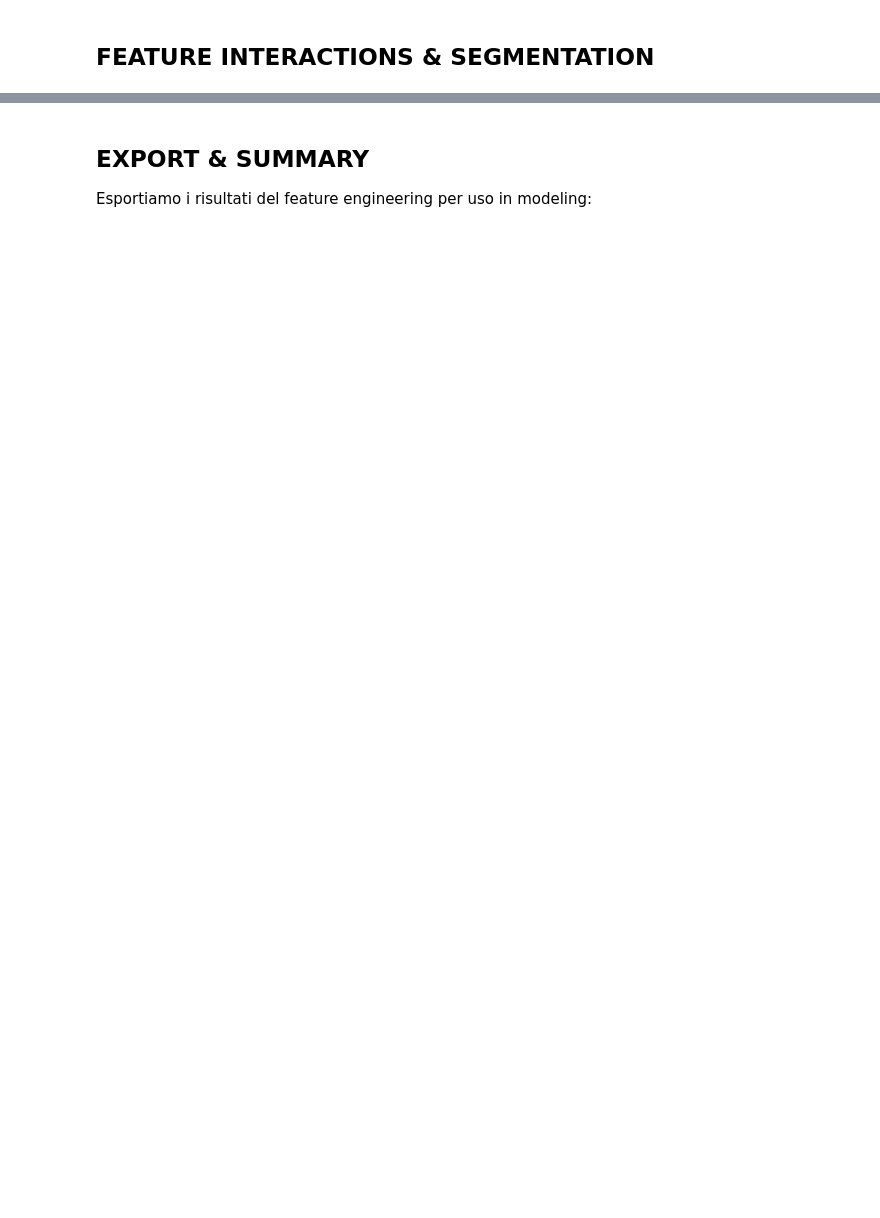
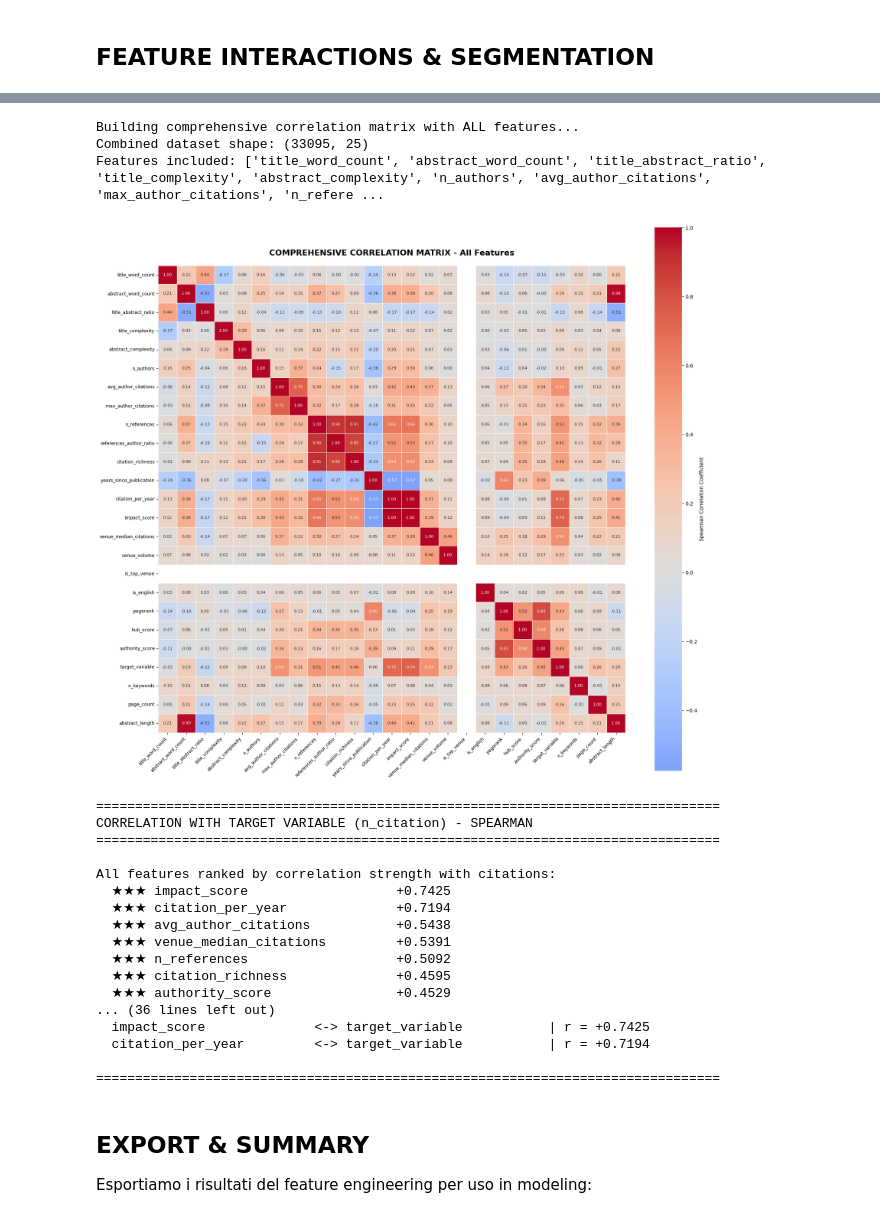
Before and after one commit to ManuCa93/data_project_3, a Jupyter notebook: notebook_def_fixed.ipynb, the cells around one changed output, grey strips where cells are left out. Cells and saved outputs as stored; diff of their text form; code cells hidden in the pictures; blank space fills up the shorter version.

```diff
--- a/notebook_def_fixed.ipynb
+++ b/notebook_def_fixed.ipynb
@@ -15,7 +36,8 @@ import seaborn as sns
 from dotenv import load_dotenv
 load_dotenv()
 
-PARQUET = "data.parquet"
+PARQUET = "s3://data-project-supsi-bucket/data.parquet"
+# PARQUET = "data.parquet"  # local import
 # %%
 # Configure S3 once
 con = duckdb.connect(PARQUET)
@@ -1394,8 +1659,8 @@ if 'pagerank' in df_features.columns:
 # %%
-# COMPREHENSIVE CORRELATION MATRIX - All Features Combined
+# Comprehensive correlation matrix - all features combined
 print("Building comprehensive correlation matrix with ALL features...")
 
-# Facciamo un'UNICA query per prendere tutte le feature perfettamente allineate!
+# One query to have all features aligned
 df_combined = con.sql(f"""
     SELECT
         pwf.title_word_count,
@@ -1416,9 +1681,9 @@ df_combined = con.sql(f"""
         pwf.venue_volume,
         pwf.is_top_venue,
         pwf.is_english,
-        pwf.pagerank,               -- <-- NUOVA
-        pwf.hub_score,              -- <-- NUOVA
-        pwf.authority_score,        -- <-- NUOVA
+        pwf.pagerank,
+        pwf.hub_score,
+        pwf.authority_score,
         pwf.target_variable,
 
         -- Feature aggiuntive estratte direttamente dal parquet originale
@@ -1437,7 +1702,6 @@ print(f"Combined dataset shape: {df_combined.shape}")
 print(f"Features included: {list(df_combined.columns)}")
 
 # === FINAL COMPREHENSIVE CORRELATION MATRIX ===
-# Calcoliamo la matrice usando SPEARMAN (più robusto per le citazioni)
 correlation_matrix = df_combined.corr(method='spearman')
 
 # Create large heatmap
@@ -1462,7 +1726,7 @@ plt.yticks(rotation=0, fontsize=9)
 plt.tight_layout()
 plt.show()
 
-# === CORRELATION WITH TARGET ===
+# Correlation with Target
 print("\n" + "="*80)
 print("CORRELATION WITH TARGET VARIABLE (n_citation) - SPEARMAN")
 print("="*80)
@@ -1473,7 +1737,7 @@ for feat, corr_val in target_corr.items():
     stars = "★★★" if abs(corr_val) > 0.4 else "★★" if abs(corr_val) > 0.2 else "★"
     print(f"  {stars} {feat:30} {corr_val:+.4f}")
 
-# === FEATURE GROUPING INSIGHTS ===
+# Feature Grouping Insights
 print("\n" + "="*80)
 print("FEATURE STRENGTH SUMMARY")
 print("="*80)
@@ -1482,34 +1746,56 @@ moderate = len(target_corr[(abs(target_corr) > 0.2) & (abs(target_corr) <= 0.4)]
 weak = len(target_corr[abs(target_corr) <= 0.2])
 
 print(f"Strong predictors (|r| > 0.40):      {strong:2d} features")
 print(f"Moderate predictors (0.2 < |r| ≤ 0.40): {moderate:2d} features")
 print(f"Weak predictors (|r| ≤ 0.20):        {weak:2d} features")
 print(f"Total features analyzed:             {len(target_corr):2d} features")
 
-# === INTER-FEATURE CORRELATIONS ===
+# Inter-Feature Correlations
 print("\n" + "="*80)
 print("HIGH INTER-FEATURE CORRELATIONS (|r| > 0.7) - Potential Multicollinearity")
 print("="*80)
 
 # Find highly correlated feature pairs (excluding diagonal and duplicates)
 corr_pairs = []
 for i in range(len(correlation_matrix.columns)):
     for j in range(i+1, len(correlation_matrix.columns)):
         corr_val = correlation_matrix.iloc[i, j]
         if abs(corr_val) > 0.7:
             feat1 = correlation_matrix.columns[i]
             feat2 = correlation_matrix.columns[j]
             corr_pairs.append((feat1, feat2, corr_val))
 
 corr_pairs = sorted(corr_pairs, key=lambda x: abs(x[2]), reverse=True)
 
 if corr_pairs:
     for f1, f2, corr in corr_pairs[:15]:  # Top 15
         print(f"  {f1:25} <-> {f2:25} | r = {corr:+.4f}")
 else:
     print("  No highly correlated feature pairs found (r > 0.7)")
 
 print("\n" + "="*80)
+# %% [output]
+Building comprehensive correlation matrix with ALL features...
+Combined dataset shape: (33095, 25)
+Features included: ['title_word_count', 'abstract_word_count', 'title_abstract_ratio', 'title_complexity', 'abstract_complexity', 'n_authors', 'avg_author_citations', 'max_author_citations', 'n_refere ...
+[figure, added]
+================================================================================
+CORRELATION WITH TARGET VARIABLE (n_citation) - SPEARMAN
+================================================================================
+
+All features ranked by correlation strength with citations:
+  ★★★ impact_score                   +0.7425
+  ★★★ citation_per_year              +0.7194
+  ★★★ avg_author_citations           +0.5438
+  ★★★ venue_median_citations         +0.5391
+  ★★★ n_references                   +0.5092
+  ★★★ citation_richness              +0.4595
+  ★★★ authority_score                +0.4529
+... (36 lines left out)
+  impact_score              <-> target_variable           | r = +0.7425
+  citation_per_year         <-> target_variable           | r = +0.7194
+
+================================================================================
 # %% [markdown]
 ## EXPORT & SUMMARY
 
```
Also changed, not shown: parts of 75 cells of this notebook.
